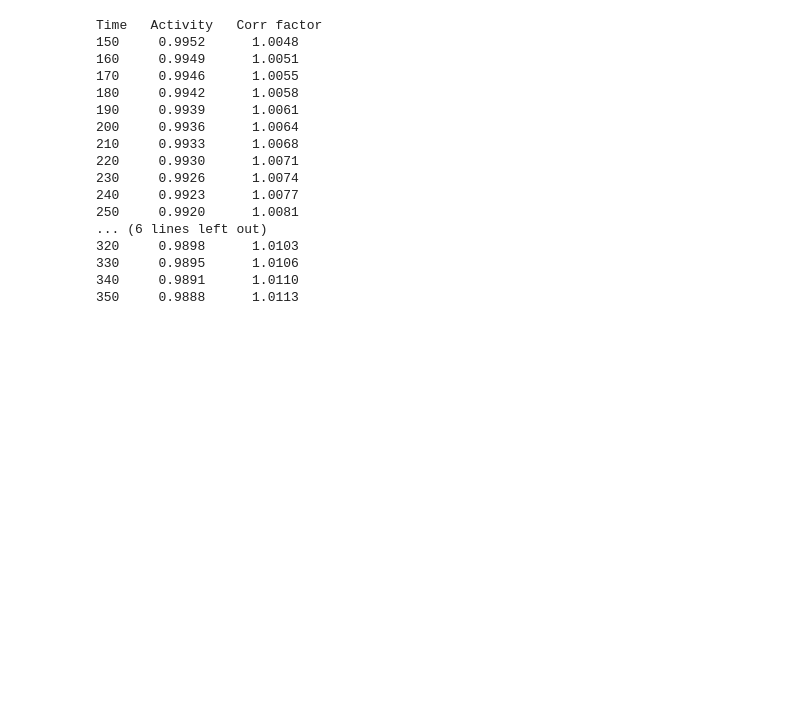
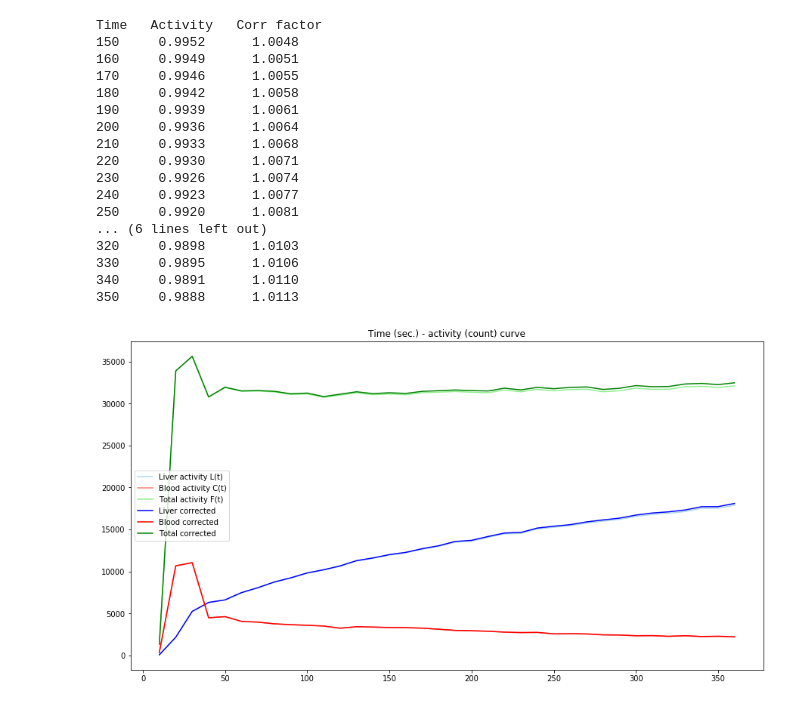
Before and after one commit to orenson/Master-thesis, a Jupyter notebook: Segmentation.ipynb, the cells around one changed output. Drawn from its saved outputs; the diff is of its cells as text; code cells hidden in the pictures; blank space fills up the shorter version.

```diff
--- a/Segmentation.ipynb
+++ b/Segmentation.ipynb
@@ -632,3 +632,20 @@ Time   Activity   Corr factor
 330     0.9895      1.0106
 340     0.9891      1.0110
 350     0.9888      1.0113
+# %%
+Lt_corr = [Lt[i]*(1/np.exp(-l*(time_steps[i]-5))) for i in range(len(time_steps))]
+Ct_corr = [Ct[i]*(1/np.exp(-l*(time_steps[i]-5))) for i in range(len(time_steps))]
+Ft_corr = [Ft[i]*(1/np.exp(-l*(time_steps[i]-5))) for i in range(len(time_steps))]
+
+plt.figure(figsize=[15,8])
+plt.title('Time (sec.) - activity (count) curve')
+plt.plot(time_steps, Lt, label = 'Liver activity L(t)', color = 'lightblue')
+plt.plot(time_steps, Ct, label = 'Blood activity C(t)', color = 'salmon')
+plt.plot(time_steps, Ft, label = 'Total activity F(t)', color = 'lightgreen')
+plt.plot(time_steps, Lt_corr, label = 'Liver corrected', color = 'blue')
+plt.plot(time_steps, Ct_corr, label = 'Blood corrected', color = 'red')
+plt.plot(time_steps, Ft_corr, label = 'Total corrected', color = 'green')
+plt.legend()
+plt.show()
+# %% [output]
+[figure, added]
```
Also changed, not shown: parts of 1 cell of this notebook, 3 other files.
